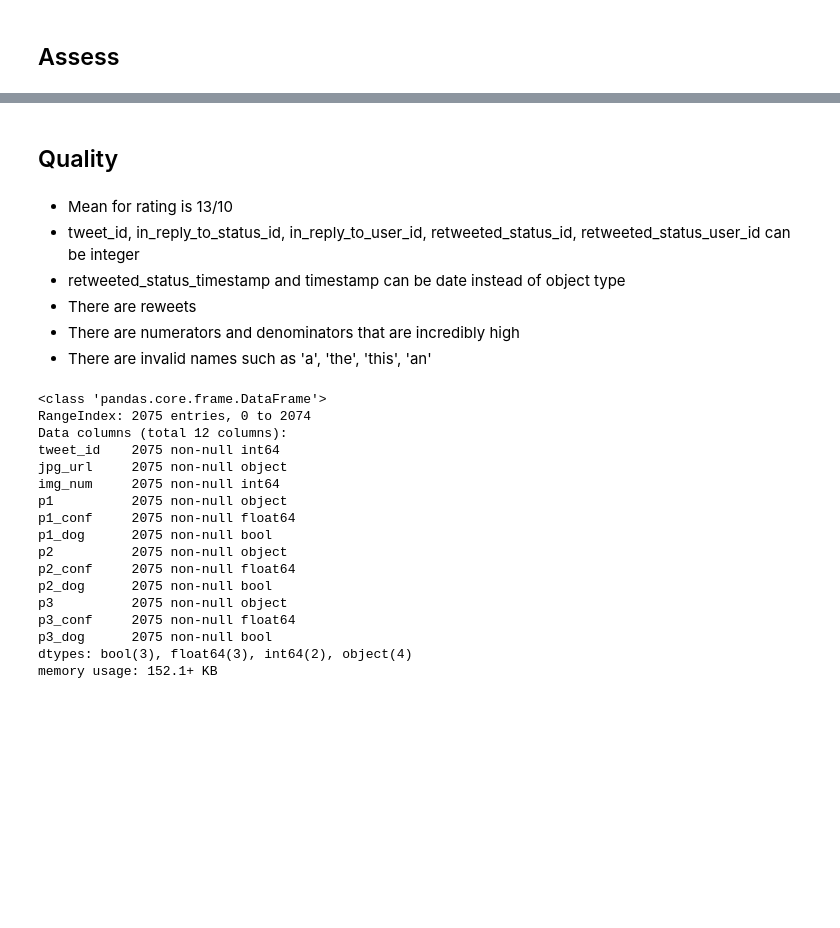
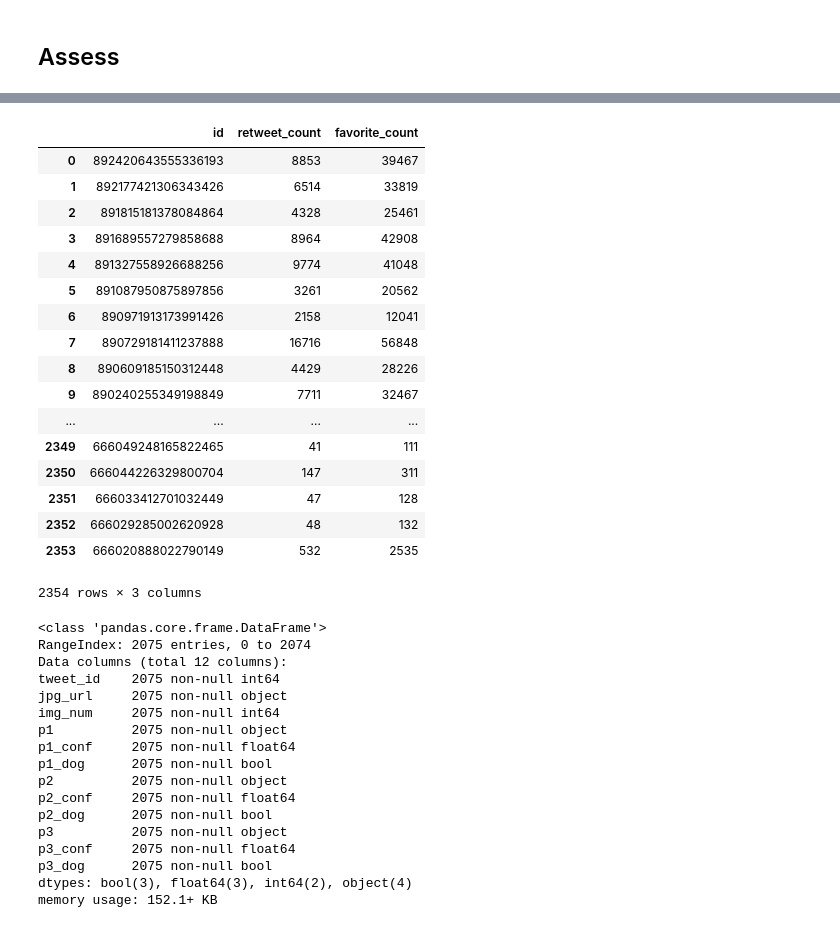
Before and after one commit to kevingreenb/Data-Wrangle, a Jupyter notebook: Untitled.ipynb, the cells around one changed output, grey strips where cells are left out. Drawn from its saved outputs; the diff is of its cells as text; code cells hidden in the pictures; blank space fills up the shorter version.

```diff
--- a/Untitled.ipynb
+++ b/Untitled.ipynb
@@ -171,13 +216,25 @@ Cal            1
 Name: name, Length: 957, dtype: int64
-# %% [markdown]
-<h2>Quality</h2>
-# %% [markdown]
-- Mean for rating is 13/10
-- tweet_id, in_reply_to_status_id, in_reply_to_user_id, retweeted_status_id, retweeted_status_user_id can be integer
-- retweeted_status_timestamp and timestamp can be date instead of object type
-- There are reweets
-- There are numerators and denominators that are incredibly high
-- There are invalid names such as 'a', 'the', 'this', 'an'
+# %%
+api
+# %% [output]
+|  | id | retweet_count | favorite_count |
+| 0 | 892420643555336193 | 8853 | 39467 |
+| 1 | 892177421306343426 | 6514 | 33819 |
+| 2 | 891815181378084864 | 4328 | 25461 |
+| 3 | 891689557279858688 | 8964 | 42908 |
+| 4 | 891327558926688256 | 9774 | 41048 |
+| 5 | 891087950875897856 | 3261 | 20562 |
+| 6 | 890971913173991426 | 2158 | 12041 |
+| 7 | 890729181411237888 | 16716 | 56848 |
+| 8 | 890609185150312448 | 4429 | 28226 |
+| 9 | 890240255349198849 | 7711 | 32467 |
+| ... | ... | ... | ... |
+| 2349 | 666049248165822465 | 41 | 111 |
+| 2350 | 666044226329800704 | 147 | 311 |
+| 2351 | 666033412701032449 | 47 | 128 |
+| 2352 | 666029285002620928 | 48 | 132 |
+| 2353 | 666020888022790149 | 532 | 2535 |
+2354 rows × 3 columns
 # %%
 programmatic.info()
 # %% [output]
```
Also changed, not shown: parts of 13 cells of this notebook.
